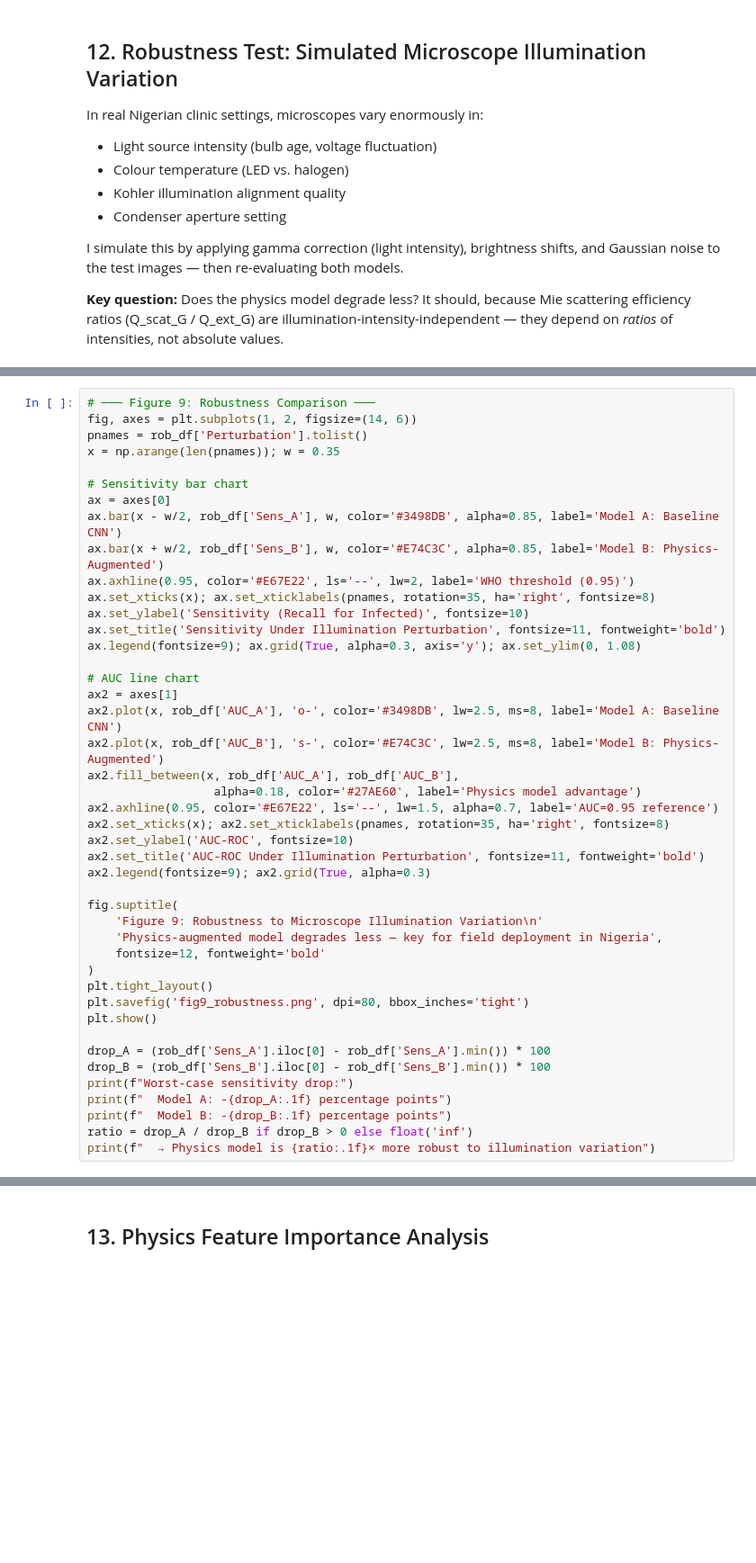
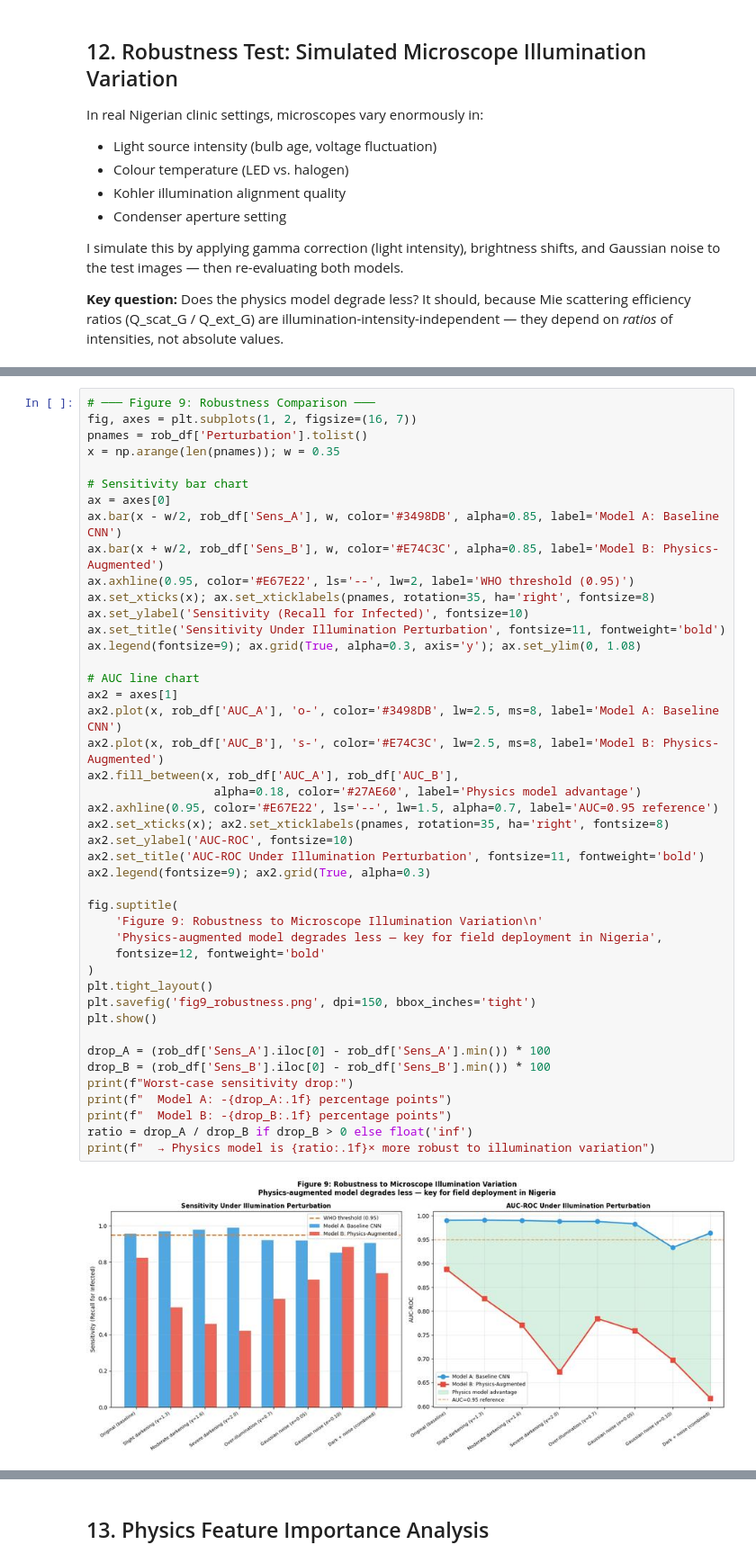
Before and after one commit to PROFBEN10/AI-Assisted-Malaria-Detection-via-Physics-Modeled-Microscopy-Image-Analysis, a Jupyter notebook: malaria_physics_ml_FINAL (3).ipynb, the cells around one changed output, grey strips where cells are left out. Shown at 90% size. Drawn from its saved outputs; the diff is of its cells as text; blank space fills up the shorter version.

```diff
--- a/malaria_physics_ml_FINAL (3).ipynb
+++ b/malaria_physics_ml_FINAL (3).ipynb
@@ -1117,6 +1307,6 @@ print("\n✓ Robustness evaluation complete")
 # %%
 # ─── Figure 9: Robustness Comparison ───
-fig, axes = plt.subplots(1, 2, figsize=(14, 6))
+fig, axes = plt.subplots(1, 2, figsize=(16, 7))
 pnames = rob_df['Perturbation'].tolist()
 x = np.arange(len(pnames)); w = 0.35
 
@@ -1130,31 +1320,33 @@ ax.set_ylabel('Sensitivity (Recall for Infected)', fontsize=10)
 ax.set_title('Sensitivity Under Illumination Perturbation', fontsize=11, fontweight='bold')
 ax.legend(fontsize=9); ax.grid(True, alpha=0.3, axis='y'); ax.set_ylim(0, 1.08)
 
 # AUC line chart
 ax2 = axes[1]
 ax2.plot(x, rob_df['AUC_A'], 'o-', color='#3498DB', lw=2.5, ms=8, label='Model A: Baseline CNN')
 ax2.plot(x, rob_df['AUC_B'], 's-', color='#E74C3C', lw=2.5, ms=8, label='Model B: Physics-Augmented')
 ax2.fill_between(x, rob_df['AUC_A'], rob_df['AUC_B'],
                   alpha=0.18, color='#27AE60', label='Physics model advantage')
 ax2.axhline(0.95, color='#E67E22', ls='--', lw=1.5, alpha=0.7, label='AUC=0.95 reference')
 ax2.set_xticks(x); ax2.set_xticklabels(pnames, rotation=35, ha='right', fontsize=8)
 ax2.set_ylabel('AUC-ROC', fontsize=10)
 ax2.set_title('AUC-ROC Under Illumination Perturbation', fontsize=11, fontweight='bold')
 ax2.legend(fontsize=9); ax2.grid(True, alpha=0.3)
 
 fig.suptitle(
     'Figure 9: Robustness to Microscope Illumination Variation\n'
     'Physics-augmented model degrades less — key for field deployment in Nigeria',
     fontsize=12, fontweight='bold'
 )
 plt.tight_layout()
-plt.savefig('fig9_robustness.png', dpi=80, bbox_inches='tight')
+plt.savefig('fig9_robustness.png', dpi=150, bbox_inches='tight')
 plt.show()
 
 drop_A = (rob_df['Sens_A'].iloc[0] - rob_df['Sens_A'].min()) * 100
 drop_B = (rob_df['Sens_B'].iloc[0] - rob_df['Sens_B'].min()) * 100
 print(f"Worst-case sensitivity drop:")
 print(f"  Model A: -{drop_A:.1f} percentage points")
 print(f"  Model B: -{drop_B:.1f} percentage points")
 ratio = drop_A / drop_B if drop_B > 0 else float('inf')
 print(f"  → Physics model is {ratio:.1f}× more robust to illumination variation")
+# %% [output]
+[figure, added]
```
Also changed, not shown: parts of 34 cells of this notebook.
